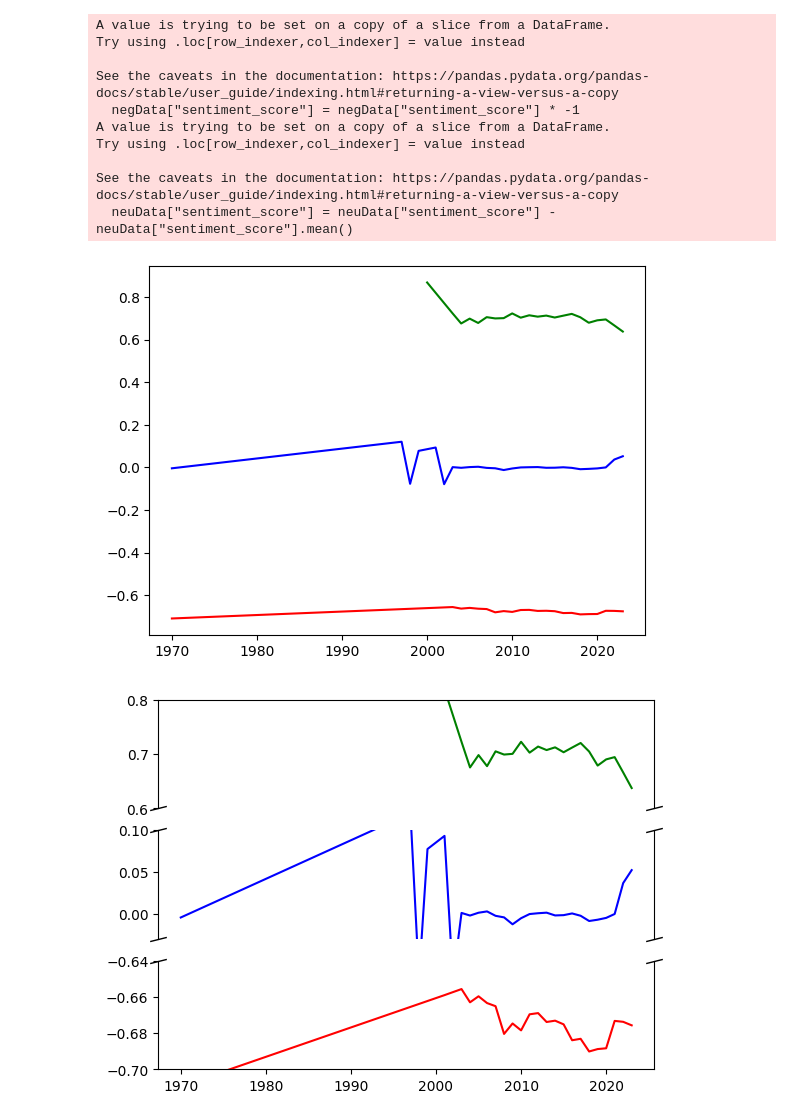
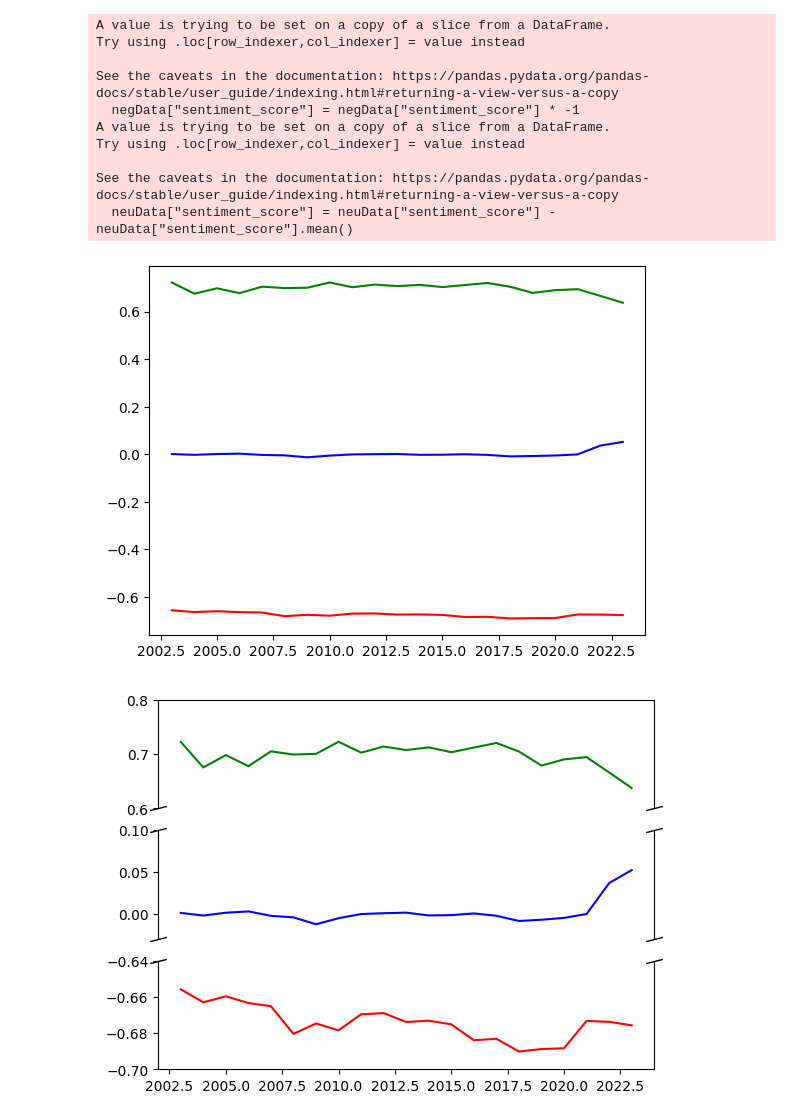
Before and after one commit to cLLiMate/cLLiMate, a Jupyter notebook: notebooks/rs-010-semantic.ipynb, the cells around one changed output. Saved outputs shown, nothing was run; the diff lists cells and outputs as text; code cells hidden in the pictures.

```diff
--- a/notebooks/rs-010-semantic.ipynb
+++ b/notebooks/rs-010-semantic.ipynb
@@ -4,6 +4,8 @@ import numpy as np
 import matplotlib.pyplot as plt
 # %%
 data = pd.read_parquet('../data/processed/news-consolidated-v2.parquet')
+data = data.sort_values(by="date")
+data = data[40:]
 # %%
 data = data.sort_values(by="date")
 data["years"] = data["date"].dt.year
@@ -13,17 +15,17 @@ posData = data[data["sentiment_label"] == "positive"]
 neuData = data[data["sentiment_label"] == "neutral"]
 neuData["sentiment_score"] = neuData["sentiment_score"] - neuData["sentiment_score"].mean()
 negAverage = negData.groupby("years").mean()
-negAverage.to_json("../data/vis/negAveragePerYear.json")
+negAverage["sentiment_score"].to_json("../data/vis/negAveragePerYear.json", orient="split")
 plt.plot(negData["years"].unique(), negAverage["sentiment_score"], color="red")
 posAverage = posData.groupby("years").mean()
-posAverage.to_json("../data/vis/posAveragePerYear.json")
+posAverage["sentiment_score"].to_json("../data/vis/posAveragePerYear.json", orient="split")
 plt.plot(posData["years"].unique(), posAverage["sentiment_score"], color="green")
 neuAverage = neuData.groupby("years").mean()
-neuAverage.to_json("../data/vis/neuAveragePerYear.json")
+neuAverage["sentiment_score"].to_json("../data/vis/neuAveragePerYear.json", orient="split")
 plt.plot(neuData["years"].unique(), neuAverage["sentiment_score"], color="blue")
 plt.show()
 average = (neuAverage["sentiment_score"] * len(neuAverage) + posAverage["sentiment_score"] * len(posAverage) + negAverage["sentiment_score"] * len(negAverage)) / (len(neuAverage) + len(posAverage) + len(negAverage))
-average.to_json("../data/vis/overallAveragePerYear.json")
+average.to_json("../data/vis/overallAveragePerYear.json", orient="split")
 fig, (ax1, ax2, ax3) = plt.subplots(3, 1, sharex=True)
 ax1.plot(posData["years"].unique(), posAverage["sentiment_score"], color="green")
 ax1.set_ylim(.6, .8)
@@ -34,32 +36,32 @@ ax3.set_ylim(-.7, -.64)
 ax3.spines.top.set_visible(False)
 
 ax2.spines.top.set_visible(False)
 ax2.spines.bottom.set_visible(False)
 ax2.tick_params(bottom=False)
 ax2.tick_params(top=False)
 ax2.plot(neuData["years"].unique(), neuAverage["sentiment_score"], color="blue")
 ax2.set_ylim(-.03, .1)
 
 d = .25  # proportion of vertical to horizontal extent of the slanted line
 kwargs = dict(marker=[(-1, -d), (1, d)], markersize=12,
               linestyle="none", color='k', mec='k', mew=1, clip_on=False)
 ax1.plot([0, 1], [0, 0], transform=ax1.transAxes, **kwargs)
 ax2.plot([0, 1], [1, 1], transform=ax2.transAxes, **kwargs)
 ax2.plot([0, 1], [0, 0], transform=ax2.transAxes, **kwargs)
 ax3.plot([0, 1], [1, 1], transform=ax3.transAxes, **kwargs)
 plt.show()
 plt.plot(data["years"].unique(), average, color="black")
 plt.show()
 # %% [output]
 A value is trying to be set on a copy of a slice from a DataFrame.
 Try using .loc[row_indexer,col_indexer] = value instead
 
 See the caveats in the documentation: https://pandas.pydata.org/pandas-docs/stable/user_guide/indexing.html#returning-a-view-versus-a-copy
   negData["sentiment_score"] = negData["sentiment_score"] * -1
 A value is trying to be set on a copy of a slice from a DataFrame.
 Try using .loc[row_indexer,col_indexer] = value instead
 
 See the caveats in the documentation: https://pandas.pydata.org/pandas-docs/stable/user_guide/indexing.html#returning-a-view-versus-a-copy
   neuData["sentiment_score"] = neuData["sentiment_score"] - neuData["sentiment_score"].mean()
-[figure, old version]
+[figure, new version]
-[figure, old version]
+[figure, new version]
```
Also changed, not shown: parts of 3 cells of this notebook, 5 other files.
